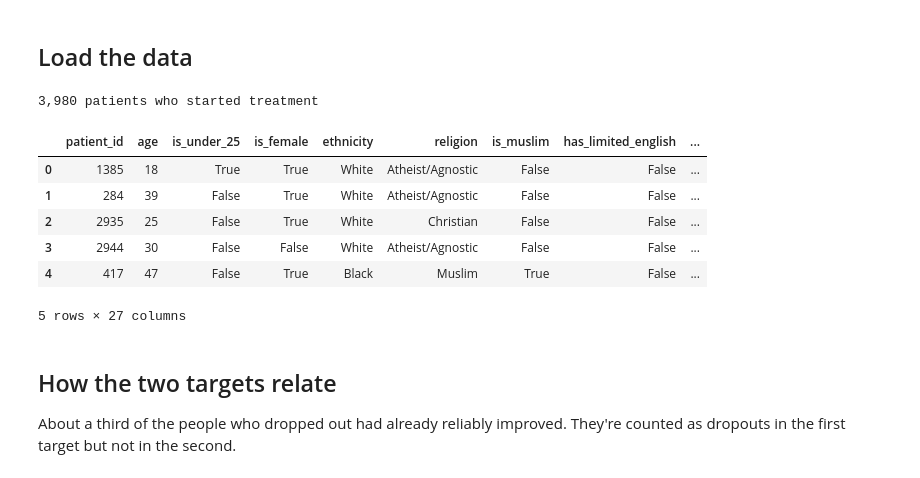
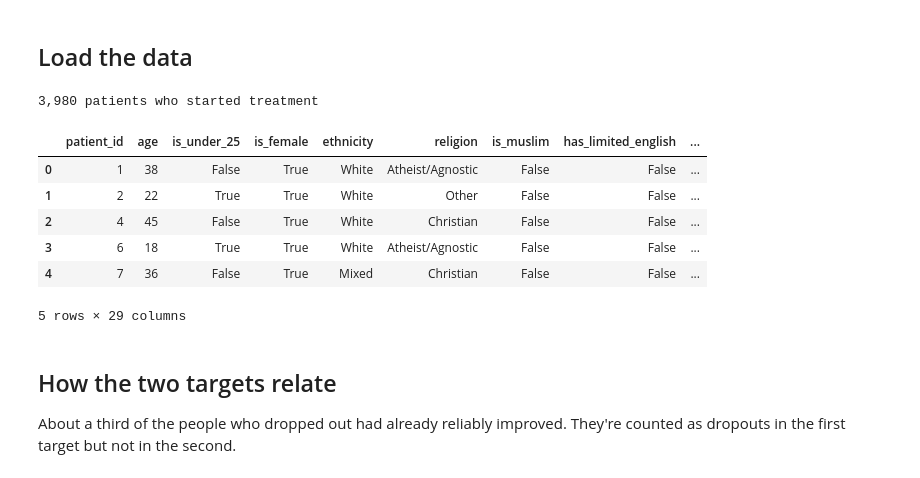
Before and after one commit to joneagle8/therapy-outcomes, a Jupyter notebook: analysis/dropout_model.ipynb, the cells around one changed output. Drawn from its saved outputs; the diff is of its cells as text; code cells hidden in the pictures.

```diff
--- a/analysis/dropout_model.ipynb
+++ b/analysis/dropout_model.ipynb
@@ -47,23 +47,31 @@ pd.set_option("display.precision", 3)
 ## Load the data
 # %%
 client = bigquery.Client(project="therapy-outcomes")
-df = client.query("select * from analytics.patient_model_table").to_dataframe()
+# last_attended_session is only used later to pick out people who had
+# already stopped coming by session 3. It is never a predictor.
+df = client.query("""
+    select m.*, p.last_attended_session
+    from analytics.patient_model_table m
+    inner join analytics.process_measures p using (patient_id)
+    order by patient_id
+""").to_dataframe()
 
 df["left_unimproved"] = df["is_dropped_out"] & ~df["has_reliable_improvement"]
 df["is_ethnic_minority"] = df["ethnicity"] != "White"
 df["is_25_to_35"] = df["age"].between(25, 35)
 df["is_most_deprived"] = df["imd_decile"] <= 3
+df["came_back_after_s3"] = df["last_attended_session"] > 3
 print(f"{len(df):,} patients who started treatment")
 df.head()
 # %% [output]
 3,980 patients who started treatment
 |  | patient_id | age | is_under_25 | is_female | ethnicity | religion | is_muslim | has_limited_english | ... |
-| 0 | 1385 | 18 | True | True | White | Atheist/Agnostic | False | False | ... |
-| 1 | 284 | 39 | False | True | White | Atheist/Agnostic | False | False | ... |
-| 2 | 2935 | 25 | False | True | White | Christian | False | False | ... |
-| 3 | 2944 | 30 | False | False | White | Atheist/Agnostic | False | False | ... |
-| 4 | 417 | 47 | False | True | Black | Muslim | True | False | ... |
+| 0 | 1 | 38 | False | True | White | Atheist/Agnostic | False | False | ... |
+| 1 | 2 | 22 | True | True | White | Other | False | False | ... |
+| 2 | 4 | 45 | False | True | White | Christian | False | False | ... |
+| 3 | 6 | 18 | True | True | White | Atheist/Agnostic | False | False | ... |
+| 4 | 7 | 36 | False | True | Mixed | Christian | False | False | ... |
-5 rows × 27 columns
+5 rows × 29 columns
 # %% [markdown]
 ## How the two targets relate
 
```
Also changed, not shown: parts of 10 cells of this notebook, 3 other files.
